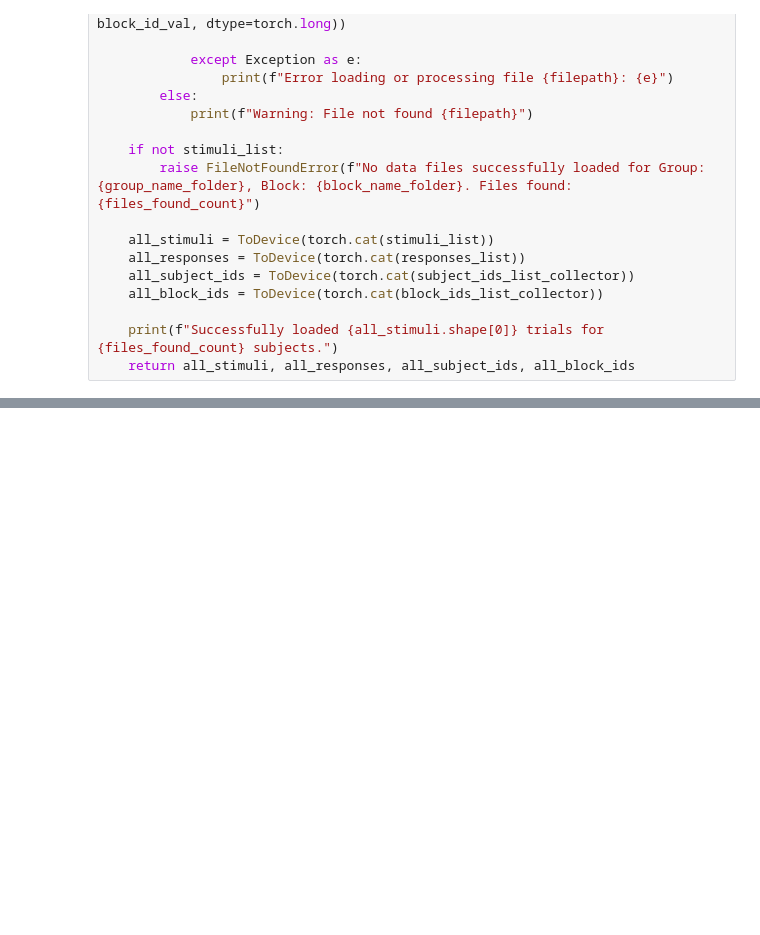
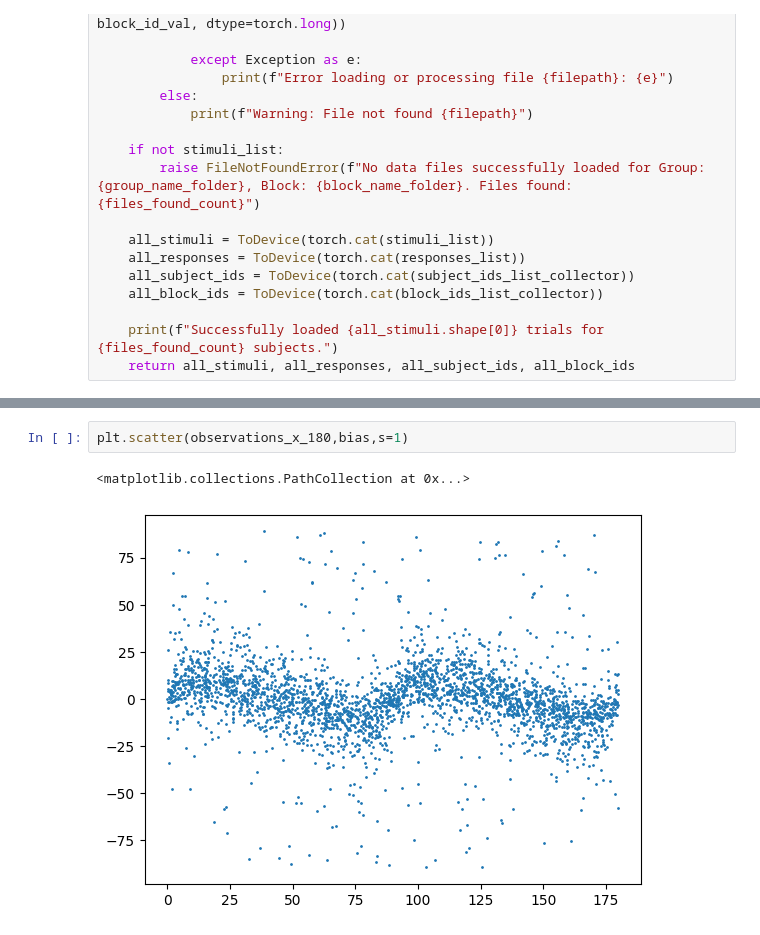
Before and after one commit to 22JunShu/PerceptualBias, a Jupyter notebook: plot_data.ipynb, the cells around one changed output, grey strips where cells are left out. Drawn from its saved outputs; the diff is of its cells as text; blank space fills up the shorter version.

```diff
--- a/plot_data.ipynb
+++ b/plot_data.ipynb
@@ -125,0 +123,5 @@ plt.scatter(observations_x_180,bias)
+# %%
+plt.scatter(observations_x_180,bias,s=1)
+# %% [output]
+<matplotlib.collections.PathCollection at 0x...>
+[figure, added]
```
Also changed, not shown: parts of 6 cells of this notebook, 19 other files.
